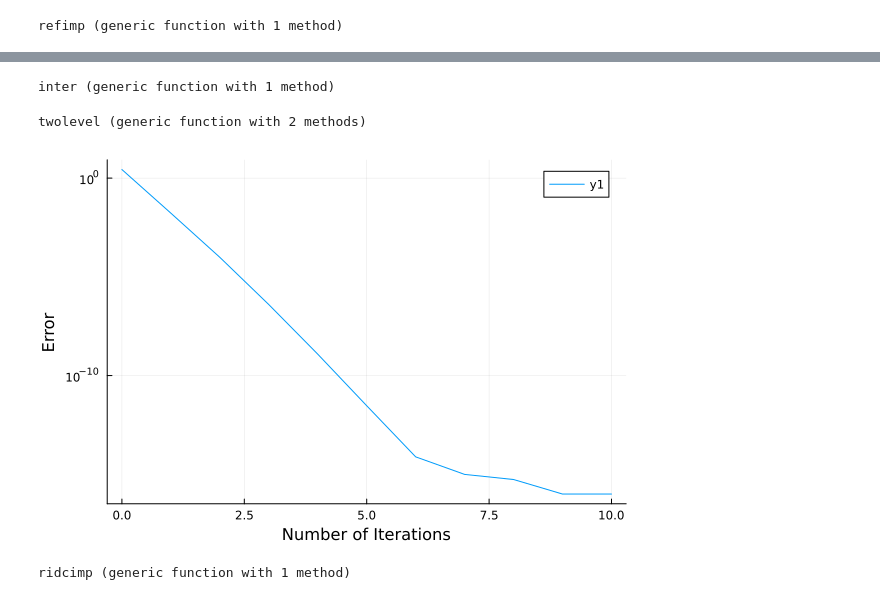
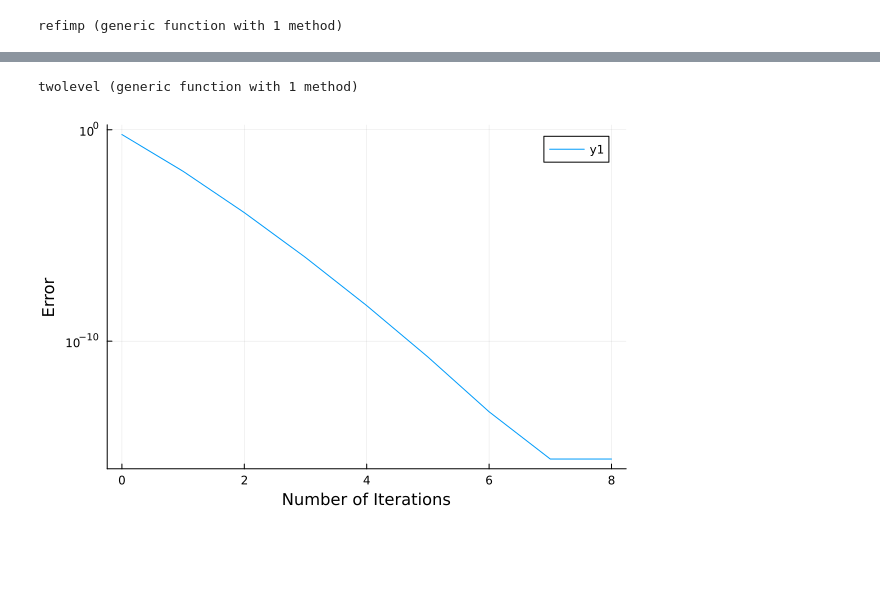
Before and after one commit to Sontosh05/Draft-Projects, a Jupyter notebook: multilevel-project/Implicit-parallel-two-level-DC.ipynb, the cells around one changed output, grey strips where cells are left out. Cells and saved outputs as stored; diff of their text form; code cells hidden in the pictures; blank space fills up the shorter version.

```diff
--- a/multilevel-project/Implicit-parallel-two-level-DC.ipynb
+++ b/multilevel-project/Implicit-parallel-two-level-DC.ipynb
@@ -9,7 +9,7 @@ LReg (generic function with 1 method)
 # %%
 # Reference Solution (Implicit) for u'=lambda*u
 
-function refimp(f, a, b, u0, N)
+function refimp(f, a, b, u0, lambda, N)
     dt=(b-a)/N
     t=(0:N)*dt
     m=2
@@ -25,9 +25,9 @@ function refimp(f, a, b, u0, N)
             U[1, j+1, 1]= U[1, j, 1]/(1-dt*lambda)
         end
 
-        U[1, i+m, 2]= (U[1, i, 2]- DT*lambda*U[1, i+m, 1] + Lagrange(t[i:i+2], f(t[i:i+2], U[1, i:i+2, 1]), t[i], t[i+2]))/(1-DT*lambda)
+        #U[1, i+m, 2]= (U[1, i, 2]- DT*lambda*U[1, i+m, 1] + Lagrange(t[i:i+2], f(t[i:i+2], U[1, i:i+2, 1]), t[i], t[i+2]))/(1-DT*lambda)
 
-        #U[1, i+m, 2]= (U[1, i, 2]- DT*lambda*U[1, i+m, 1] + (DT/6)*lambda*U[1, i, 1]+(2*DT/3)*lambda*U[1, i+1, 1]+(DT/6)*lambda*U[1, i+m, 1])/(1-DT*lambda)
+        U[1, i+m, 2]= (U[1, i, 2]- DT*lambda*U[1, i+m, 1] + (DT/6)*lambda*U[1, i, 1]+(2*DT/3)*lambda*U[1, i+1, 1]+(DT/6)*lambda*U[1, i+m, 1])/(1-DT*lambda)
 
         # Trapezoidal
         #U[1, i+m, 2]= U[1, i, 2]+ DT*(f(t[i], U[1, i, 2])-f(t[i], U[1, i, 1])) + DT*0.5*(f(t[i], U[1, i, 1])+f(t[i+2], U[1, i+2, 1]))
@@ -42,21 +42,21 @@ refimp (generic function with 1 method)
 using LinearAlgebra
 
 u0 = 1.0
-lambda= 1
+lambda= 1.0
+f(t, u)= lambda* u
 a=0
 b=1.0
 K = 6
 err = zeros(K, 1)
 ns=zeros(K, 1)
 m=2
-f(t, u) = lambda * u
 
 for k in 1:K
 
     N = 8*2^k
 
     ns[k]=N
-    U, t= refimp(f, a, b, u0, N)
+    U, t= refimp(f, a, b, u0, lambda, N)
     exact= u0*exp.(lambda .* t)
     err[k] = norm(exact[1:m:end] .- U[1, 1:m:end, 2], Inf)
 end
@@ -71,19 +71,6 @@ convergence order = 2.0561039934259044
 [figure]
-# %%
-function inter(a, b, u0, dt, m)
-    uk=zeros(m+1)
-    uk[1]=u0
-    tv=a:dt:b
-    lambda=1.0
-    for i=1:m
-        uk[i+1]=uk[i]/(1-lambda*dt)
-    end
-    return uk[end]
-end
-# %% [output]
-inter (generic function with 1 method)
 # %%
-function twolevel(f, a, b, N, u0, m, K)
+function twolevel(f, a, b, N, u0, lambda, m, K)
     dt = (b - a)/ N
     DT = m*dt
     u = zeros(1, N + 1, K + 1)
@@ -115,7 +102,8 @@ function twolevel(f, a, b, N, u0, m, K)
         for n =1:m:N
             up[n]=u[1, n, k]
 
-            u[1, n+m, k+1] = (u[1, n, k+1] - DT*lambda*up[n+m] + Lagrange(t[n:n+m], f(t[n:n+m], up[n:n+m]), t[n], t[n+m]))/(1-lambda*DT)
+            #u[1, n+m, k+1] = (u[1, n, k+1] - DT*lambda*up[n+m] + Lagrange(t[n:n+m], f(t[n:n+m], up[n:n+m]), t[n], t[n+m]))/(1-lambda*DT)
+            u[1, n+m, k+1] = (u[1, n, k+1] - DT*lambda*up[n+m] + lambda*DT*((1/6)* up[n]+(2/3)* up[n+1]+(1/6)*up[n+m]))/(1-lambda*DT)
 
             # Trapezoidal
             #u[1, n+m, k+1] = u[1, n, k+1] + DT*(f(t[n], u[1, n, k+1]) - f(t[n], u[1, n, k])) + DT*0.5*(f(t[n], up[n])+f(t[n+m], up[n+m]))
@@ -125,24 +113,24 @@ function twolevel(f, a, b, N, u0, m, K)
     return t, u
 end
 # %% [output]
-twolevel (generic function with 2 methods)
+twolevel (generic function with 1 method)
 # %%
 using LinearAlgebra, Plots
 
 u0 = 1.0
 a = 0
 b = 1.0
-lambda=1.0
+lambda= -1.0
 f(t, u) = lambda*u
-N = 60
-K = 10 # Number of Iterations
+N = 20
+K = 8 # Number of Iterations
 m = 2
 err=zeros(K+1)
-tval, u= twolevel(f, a, b, N, u0, m, K) # Approximate Solution
-U, t = refimp(f, a, b, u0, N) # Reference Solution
+tval, u= twolevel(f, a, b, N, u0, lambda, m, K) # Approximate Solution
+U, t = refimp(f, a, b, u0, lambda, N) # Reference Solution
 for k=1:K+1
     err[k]= norm(U[1, 1:m:end, 2] .- u[1, 1:m:end, k], Inf) .+10^(-16)
 end
 plot(0:K, err, yaxis=:log, xlabel="Number of Iterations", ylabel="Error")
 # %% [output]
-[figure, old version]
+[figure, new version]
@@ -151,26 +136,0 @@ sqrt(20)^2
-# %%
-# RIDC Implicit
-function ridcimp(f, tspan, u0, dt, N, K)
-    lambda=1.0
-    t=(0:N)*dt
-    u=zeros(1, N+1, K+1)
-    u[1, 1, 1]=u0
-
-    #Predictor
-    for i=1:N
-        u[1, i+1, 1] = u[1, i, 1] / (1 .- dt*lambda)
-    end
-
-    # Corrector
-    for k=1:K
-        u[1, 1, k+1]=u0
-
-        for j=1:N
-            u[1, j+1, k+1]=(u[1, j, k+1] .- dt*lambda*u[1, j+1, k] .+ Lagrange(t[j:j+1], f(t[j:j+1], u[1, j:j+1, k]), t[j], t[j+1]))/(1 .- dt .* lambda)
-        end
-    end
-
-    return u, t
-end
-# %% [output]
-ridcimp (generic function with 1 method)
```
Also changed, not shown: parts of 18 cells of this notebook, 24 other files.
